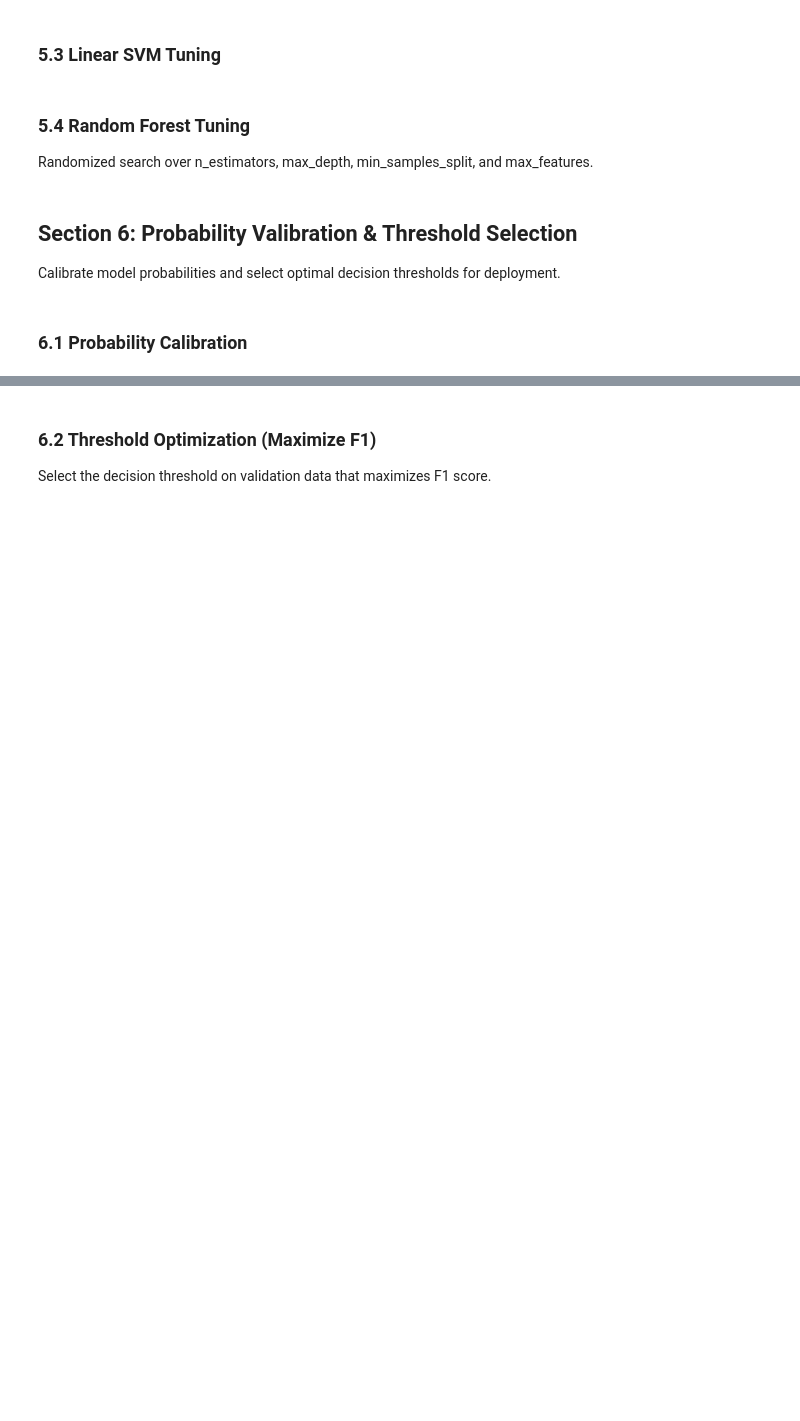
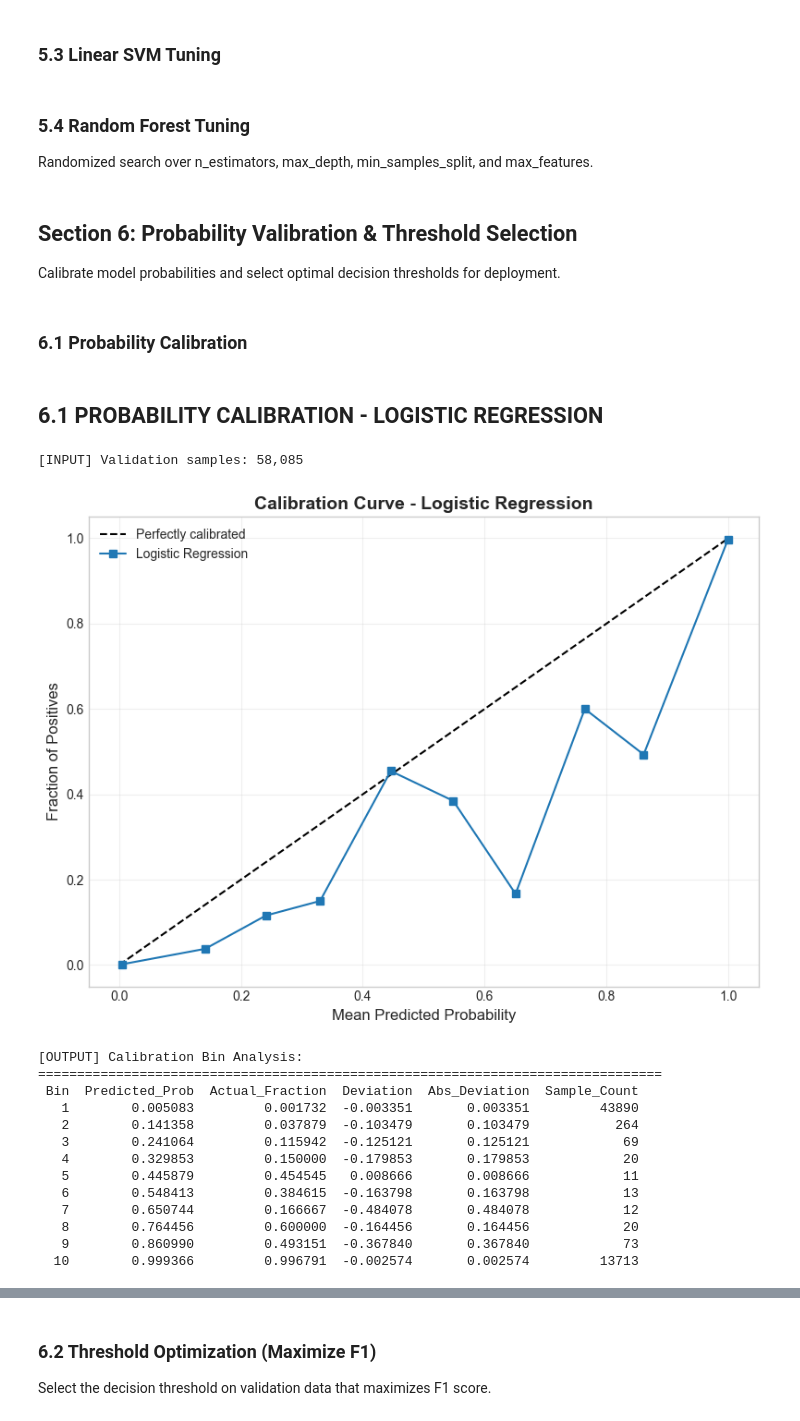
Before and after one commit to apuya/Course-Project-Malicious-URL-Detection, a Jupyter notebook: Detecting Malicious URLs with Lexical Features.ipynb, the cells around one changed output, grey strips where cells are left out. Saved outputs shown, nothing was run; the diff lists cells and outputs as text; code cells hidden in the pictures; blank space fills up the shorter version.

Commit message:
Complete Logistic Regression

```diff
--- a/Detecting Malicious URLs with Lexical Features.ipynb
+++ b/Detecting Malicious URLs with Lexical Features.ipynb
@@ -577,7 +824,7 @@ print(cat_features['tld_bucket'].value_counts().head(10))
 Apply StandardScaler (z-score normalization) to continuous features for linear models. Tree-based models use unscaled features.
 # %%
 from IPython.display import display, Markdown, HTML
-display(Markdown("## 3.6 FEATURE SCALING PREPARATION"))
+display(Markdown("## 3.6 FEATURE SCALING"))
 
 # INPUT
 print(f"\n[INPUT] Shape: {df.shape}")
@@ -591,7 +838,7 @@ ratio_cols = ['digit_ratio', 'letter_ratio', 'symbol_ratio', 'digit_letter_ratio
               'path_url_ratio', 'query_url_ratio', 'host_url_ratio'] # ratio features
 entropy_cols = ['url_entropy', 'host_entropy', 'path_entropy', 'domain_entropy'] # entropy features
 binary_cols = ['has_https', 'has_http', 'has_ip_address', 'has_at_symbol',
-               'has_double_slash', 'has_port', 'has_suspicious_word',
+               'has_port', 'has_suspicious_word',
                'has_suspicious_ext', 'is_shortened', 'has_subdomain', 'has_www'] # binary features
 
 # Continuous features
@@ -601,10 +848,10 @@ continuous_cols = length_cols + count_cols + ratio_cols + entropy_cols
 all_feature_cols = continuous_cols + binary_cols + categorical_cols
 
 print(f"\n[OUTPUT] Feature groups:")
-print(f"  - Continuous features (to scale): {len(continuous_cols)}")
-print(f"  - Binary features: {len(binary_cols)}")
-print(f"  - Categorical (one-hot): {len(categorical_cols)}")
-print(f"  - Total features: {len(all_feature_cols)}")
+print(f"Continuous features (to scale): {len(continuous_cols)}")
+print(f"Binary features: {len(binary_cols)}")
+print(f"Categorical (one-hot): {len(categorical_cols)}")
+print(f"Total features: {len(all_feature_cols)}")
 
 # Prepare feature matrix X and target y
 X = df[all_feature_cols].copy()
@@ -851,3 +1205,53 @@ Randomized search over n_estimators, max_depth, min_samples_split, and max_featu
 Calibrate model probabilities and select optimal decision thresholds for deployment.
 # %% [markdown]
 ### 6.1 Probability Calibration
+# %%
+from IPython.display import display, Markdown, HTML
+display(Markdown("## 6.1 PROBABILITY CALIBRATION - LOGISTIC REGRESSION"))
+
+# INPUT
+print(f"[INPUT] Validation samples: {len(X_val):,}")
+
+# Get predictions on validation set
+y_val_proba_lr = best_lr.predict_proba(X_val)[:, 1]
+
+# Calculate calibration curve
+prob_true, prob_pred = calibration_curve(y_val, y_val_proba_lr, n_bins=10, strategy='uniform')
+
+# Calibration
+fig, ax = plt.subplots(figsize=(8, 6))
+ax.plot([0, 1], [0, 1], 'k--', label='Perfectly calibrated')
+ax.plot(prob_pred, prob_true, 's-', label='Logistic Regression')
+ax.set_xlabel('Mean Predicted Probability', fontsize=12)
+ax.set_ylabel('Fraction of Positives', fontsize=12)
+ax.set_title('Calibration Curve - Logistic Regression', fontsize=14, fontweight='bold')
+ax.legend()
+ax.grid(True, alpha=0.3)
+plt.tight_layout()
+plt.show()
+
+# Calculate calibration error
+calibration_error = np.mean(np.abs(prob_true - prob_pred))
+
+# OUTPUT
+print(f"\n[OUTPUT] Mean calibration error: {calibration_error:.4f}")
+
+# Calibrated model
+calibrated_lr = best_lr
+# %% [output]
+## 6.1 PROBABILITY CALIBRATION - LOGISTIC REGRESSION
+[INPUT] Validation samples: 58,085
+[figure, added]
+[OUTPUT] Calibration Bin Analysis:
+================================================================================
+ Bin  Predicted_Prob  Actual_Fraction  Deviation  Abs_Deviation  Sample_Count
+   1        0.005083         0.001732  -0.003351       0.003351         43890
+   2        0.141358         0.037879  -0.103479       0.103479           264
+   3        0.241064         0.115942  -0.125121       0.125121            69
+   4        0.329853         0.150000  -0.179853       0.179853            20
+   5        0.445879         0.454545   0.008666       0.008666            11
+   6        0.548413         0.384615  -0.163798       0.163798            13
+   7        0.650744         0.166667  -0.484078       0.484078            12
+   8        0.764456         0.600000  -0.164456       0.164456            20
+   9        0.860990         0.493151  -0.367840       0.367840            73
+  10        0.999366         0.996791  -0.002574       0.002574         13713
```
Also changed, not shown: parts of 30 cells of this notebook.
